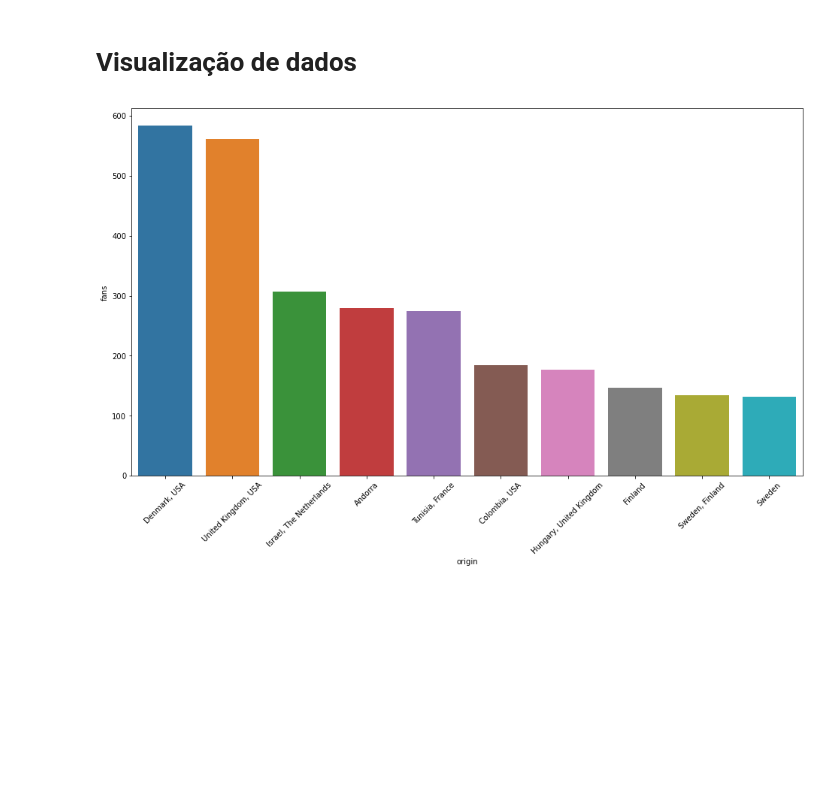
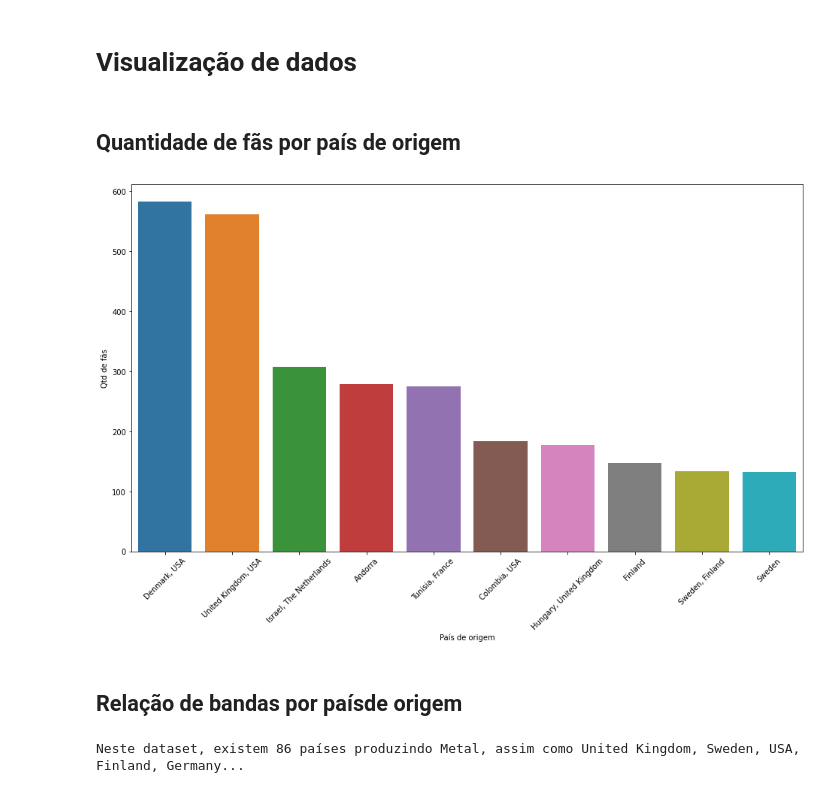
Before and after one commit to otaviokamel/projeto_introducao_analise_de_dados, a Jupyter notebook: Metal_Bands_by_Nation.ipynb, the cells around one changed output. Saved outputs shown, nothing was run; the diff lists cells and outputs as text; code cells hidden in the pictures; blank space fills up the shorter version.

Commit message:
add graficos para relacao de bandas por pais e generos e seus respectivos tratamentos de dados

```diff
--- a/Metal_Bands_by_Nation.ipynb
+++ b/Metal_Bands_by_Nation.ipynb
@@ -146,0 +316,2 @@ df.drop(columns=['Unnamed: 0'], inplace=True)
+# %%
+df.loc[df['origin'] == 'Korea, South', 'origin'] = 'South Korea'
@@ -146,0 +345,3 @@ df.drop(columns=['Unnamed: 0'], inplace=True)
+# %%
+df["country"] = df['origin'].str.split(',').str[0]
+df.shape
@@ -146,0 +376,16 @@ df.drop(columns=['Unnamed: 0'], inplace=True)
+# %%
+# função da lib geonamescache para mapear o código da iso dado o nome do país
+mapper = country(from_key='name', to_key='iso3')
+
+country_index = {}
+country_index['Czech Republic'] = 'CZE'
+country_index['Slovak Republic'] = 'SVK'
+country_index['The Netherlands'] = 'NLD'
+country_index['UAE'] = 'ARE'
+country_index['USA'] = 'USA'
+country_index['Swaziland'] = 'SZ'
+country_index['Macedonia'] = 'MKD'
+
+df['iso3'] = df.country.apply(lambda x: country_index.get(x, mapper(x)))
+assert all(~df['iso3'].isna()) # confirmar que todos os registros possuem o dado da coluna "iso3"
+df.head()
@@ -146,0 +416,10 @@ df.drop(columns=['Unnamed: 0'], inplace=True)
+# %%
+# ajustando tipos dos dados
+df['band_name'] = df['band_name'].astype('string')
+df['formed'] = df['formed'].astype('int64')
+df['origin'] = df['origin'].astype('string')
+df['style'] = df['style'].astype('string')
+df['main_style'] = df['main_style'].astype('string')
+df['secondary_style'] = df['secondary_style'].astype('string')
+df['country'] = df['country'].astype('string')
+df['iso3'] = df['iso3'].astype('string')
@@ -424,6 +550,16 @@ df.corr(method='spearman')
+# %% [markdown]
+## Quantidade de fãs por país de origem
 # %%
 plt.figure(figsize=(16,9))
 plt.xticks(rotation=45)
-sns.barplot(data=df_fans_by_country.head(10), x='origin', y='fans');
+barplot = sns.barplot(data=df_fans_by_country.head(10), x='origin', y='fans')
+barplot.set(xlabel='País de origem', ylabel='Qtd de fãs')
+plt.show()
 # %% [output]
-[figure, old version]
+[figure, new version]
+# %% [markdown]
+## Relação de bandas por paísde origem
+# %%
+print(f"\nNeste dataset, existem {len(df['country'].unique())} países produzindo Metal, assim como {', '.join(df['country'].unique()[0:5])}... \n")
+# %% [output]
+Neste dataset, existem 86 países produzindo Metal, assim como United Kingdom, Sweden, USA, Finland, Germany...
```
Also changed, not shown: parts of 121 cells of this notebook.
